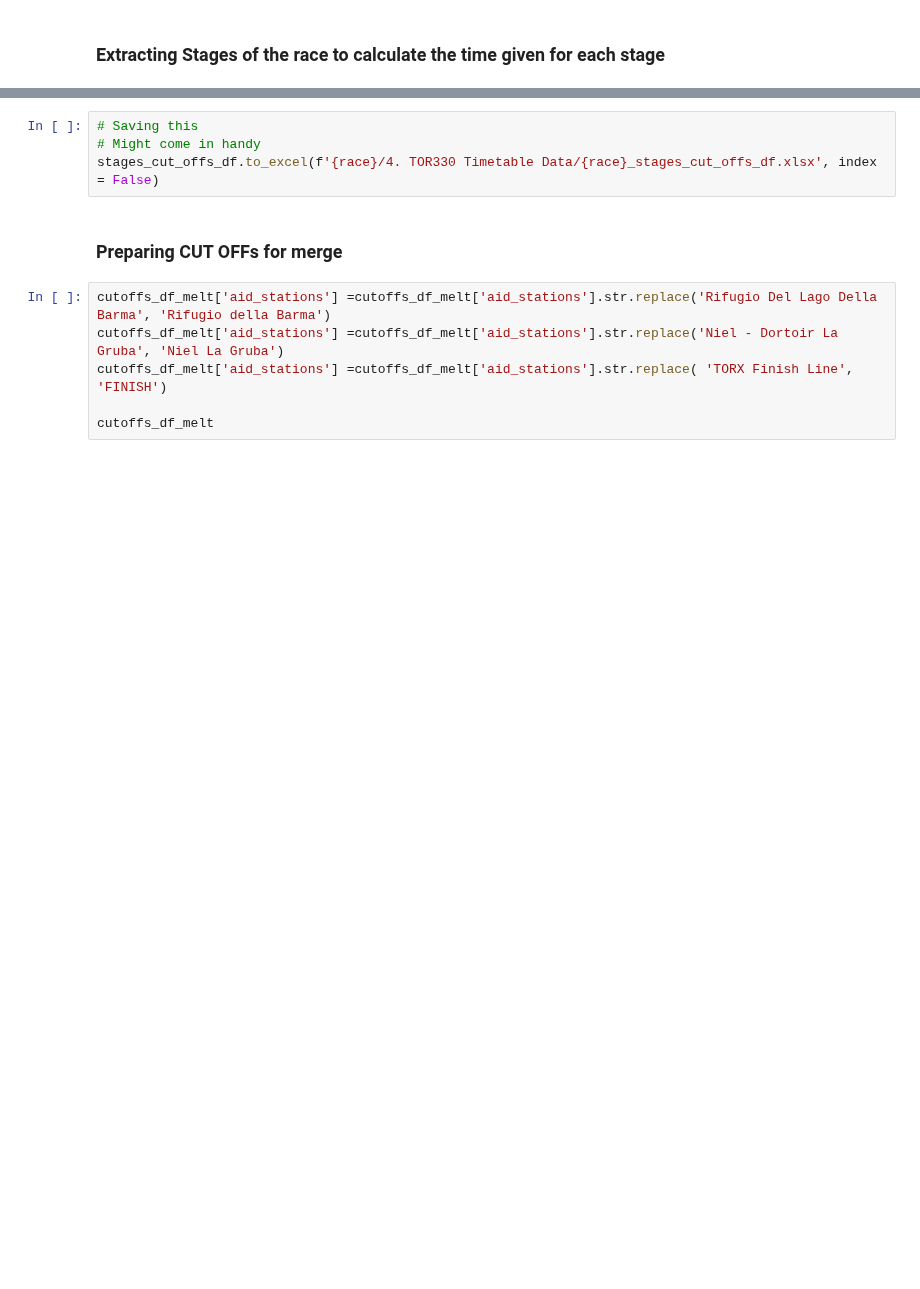
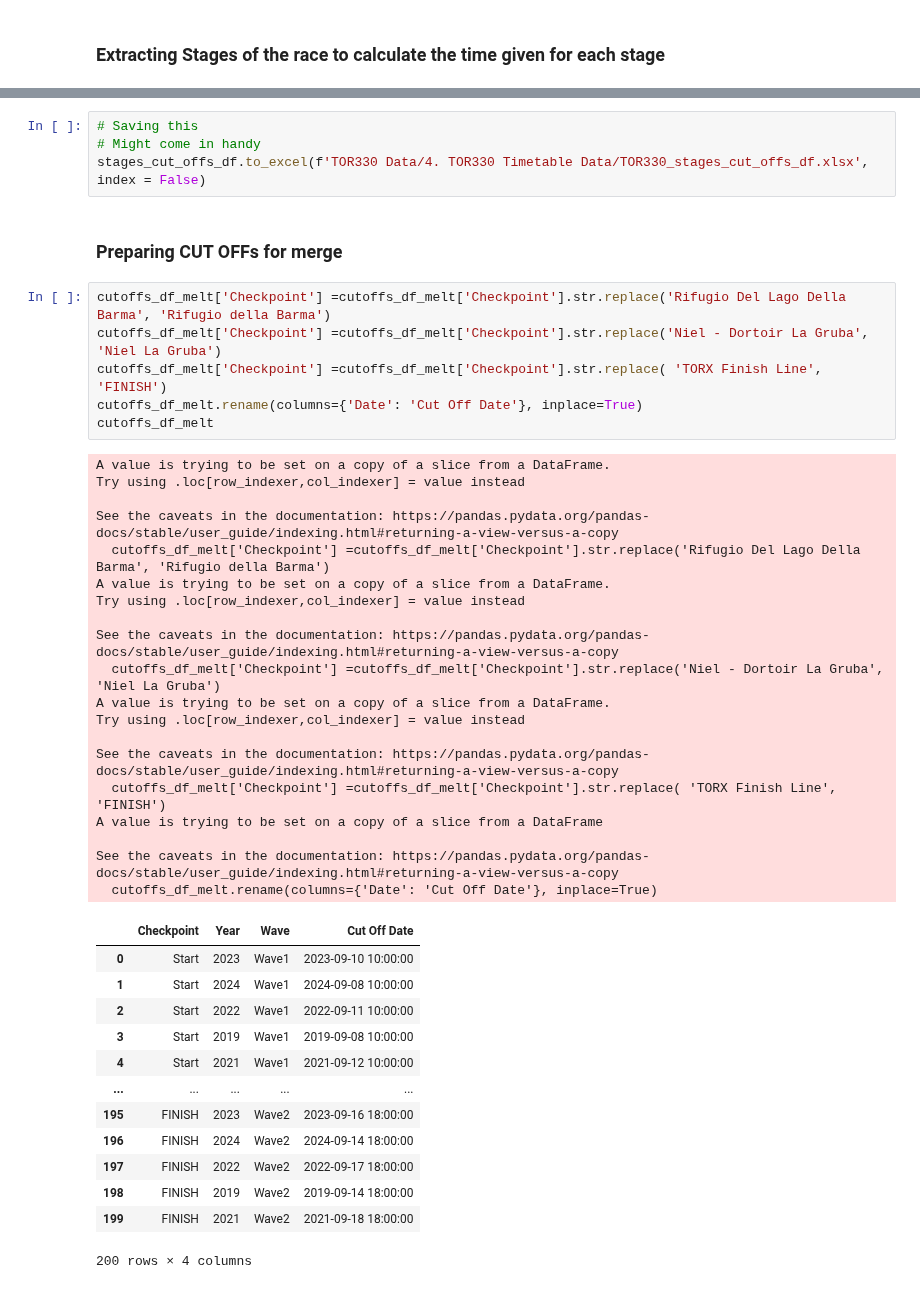
Before and after one commit to kjonina/TORX, a Jupyter notebook: Stage 4 - TOR330 Cut Offs Dataset.ipynb, the cells around one changed output, grey strips where cells are left out. Cells and saved outputs as stored; diff of their text form; blank space fills up the shorter version.

```diff
--- a/Stage 4 - TOR330 Cut Offs Dataset.ipynb
+++ b/Stage 4 - TOR330 Cut Offs Dataset.ipynb
@@ -230,13 +339,46 @@ stages_cut_offs_df[[
 # %%
 # Saving this
 # Might come in handy
-stages_cut_offs_df.to_excel(f'{race}/4. TOR330 Timetable Data/{race}_stages_cut_offs_df.xlsx', index = False)
+stages_cut_offs_df.to_excel(f'TOR330 Data/4. TOR330 Timetable Data/TOR330_stages_cut_offs_df.xlsx', index = False)
 # %% [markdown]
 ### Preparing CUT OFFs for merge
 # %%
-cutoffs_df_melt['aid_stations'] =cutoffs_df_melt['aid_stations'].str.replace('Rifugio Del Lago Della Barma', 'Rifugio della Barma')
-cutoffs_df_melt['aid_stations'] =cutoffs_df_melt['aid_stations'].str.replace('Niel - Dortoir La Gruba', 'Niel La Gruba')
-cutoffs_df_melt['aid_stations'] =cutoffs_df_melt['aid_stations'].str.replace( 'TORX Finish Line', 'FINISH')
-
+cutoffs_df_melt['Checkpoint'] =cutoffs_df_melt['Checkpoint'].str.replace('Rifugio Del Lago Della Barma', 'Rifugio della Barma')
+cutoffs_df_melt['Checkpoint'] =cutoffs_df_melt['Checkpoint'].str.replace('Niel - Dortoir La Gruba', 'Niel La Gruba')
+cutoffs_df_melt['Checkpoint'] =cutoffs_df_melt['Checkpoint'].str.replace( 'TORX Finish Line', 'FINISH')
+cutoffs_df_melt.rename(columns={'Date': 'Cut Off Date'}, inplace=True)
 cutoffs_df_melt
+# %% [output]
+A value is trying to be set on a copy of a slice from a DataFrame.
+Try using .loc[row_indexer,col_indexer] = value instead
+
+See the caveats in the documentation: https://pandas.pydata.org/pandas-docs/stable/user_guide/indexing.html#returning-a-view-versus-a-copy
+  cutoffs_df_melt['Checkpoint'] =cutoffs_df_melt['Checkpoint'].str.replace('Rifugio Del Lago Della Barma', 'Rifugio della Barma')
+A value is trying to be set on a copy of a slice from a DataFrame.
+Try using .loc[row_indexer,col_indexer] = value instead
+
+See the caveats in the documentation: https://pandas.pydata.org/pandas-docs/stable/user_guide/indexing.html#returning-a-view-versus-a-copy
+  cutoffs_df_melt['Checkpoint'] =cutoffs_df_melt['Checkpoint'].str.replace('Niel - Dortoir La Gruba', 'Niel La Gruba')
+A value is trying to be set on a copy of a slice from a DataFrame.
+Try using .loc[row_indexer,col_indexer] = value instead
+
+See the caveats in the documentation: https://pandas.pydata.org/pandas-docs/stable/user_guide/indexing.html#returning-a-view-versus-a-copy
+  cutoffs_df_melt['Checkpoint'] =cutoffs_df_melt['Checkpoint'].str.replace( 'TORX Finish Line', 'FINISH')
+A value is trying to be set on a copy of a slice from a DataFrame
+
+See the caveats in the documentation: https://pandas.pydata.org/pandas-docs/stable/user_guide/indexing.html#returning-a-view-versus-a-copy
+  cutoffs_df_melt.rename(columns={'Date': 'Cut Off Date'}, inplace=True)
+|  | Checkpoint | Year | Wave | Cut Off Date |
+| 0 | Start | 2023 | Wave1 | 2023-09-10 10:00:00 |
+| 1 | Start | 2024 | Wave1 | 2024-09-08 10:00:00 |
+| 2 | Start | 2022 | Wave1 | 2022-09-11 10:00:00 |
+| 3 | Start | 2019 | Wave1 | 2019-09-08 10:00:00 |
+| 4 | Start | 2021 | Wave1 | 2021-09-12 10:00:00 |
+| ... | ... | ... | ... | ... |
+| 195 | FINISH | 2023 | Wave2 | 2023-09-16 18:00:00 |
+| 196 | FINISH | 2024 | Wave2 | 2024-09-14 18:00:00 |
+| 197 | FINISH | 2022 | Wave2 | 2022-09-17 18:00:00 |
+| 198 | FINISH | 2019 | Wave2 | 2019-09-14 18:00:00 |
+| 199 | FINISH | 2021 | Wave2 | 2021-09-18 18:00:00 |
+200 rows × 4 columns
 # %%
```
Also changed, not shown: parts of 20 cells of this notebook, 7 other files.
